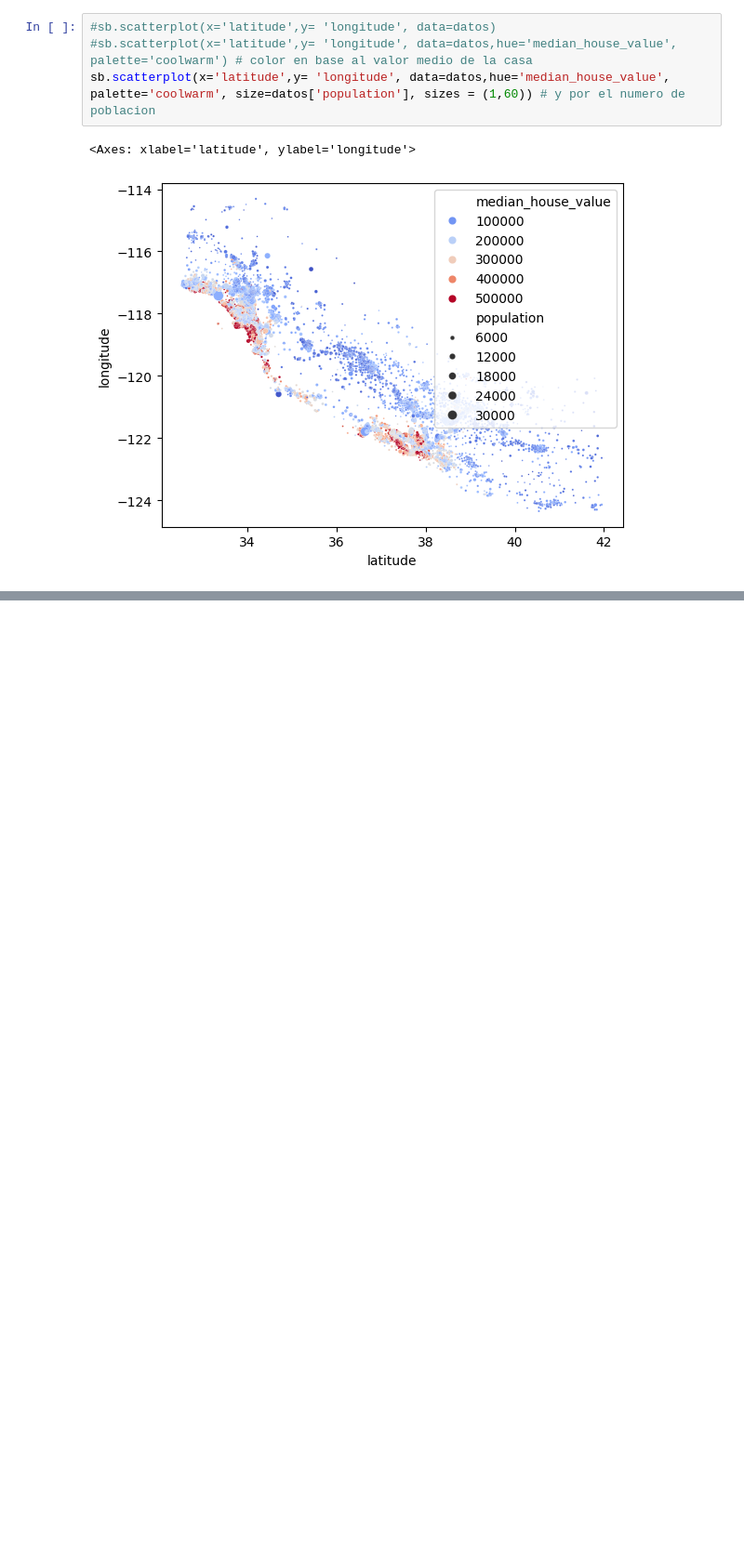
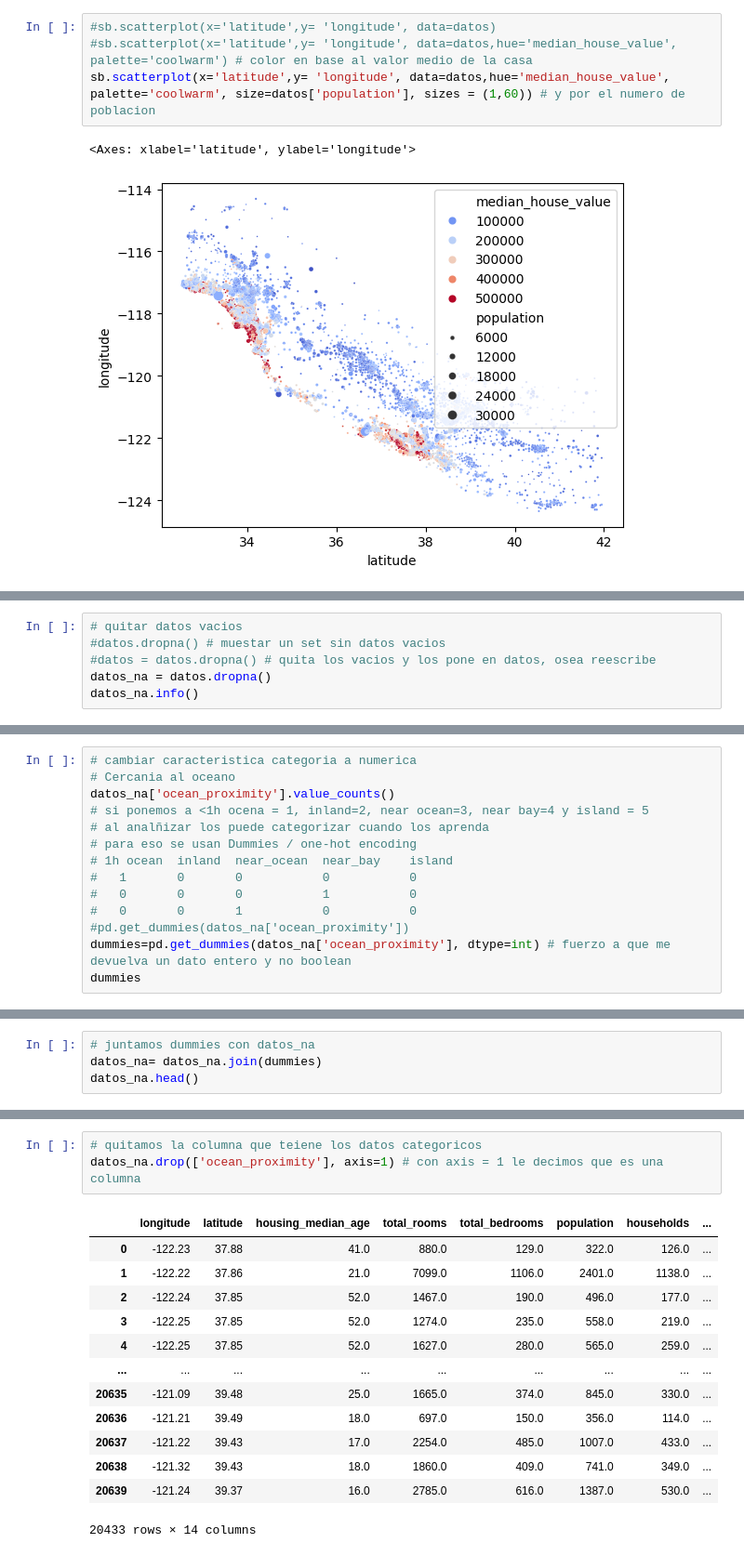
Before and after one commit to HeberthDCM/Curso_IA_RM, a Jupyter notebook: 02_Sets_Analisis/02_01_Set_Analisis.ipynb, the cells around one changed output, grey strips where cells are left out. Shown at 93% size. Drawn from its saved outputs; the diff is of its cells as text; blank space fills up the shorter version.

```diff
--- a/02_Sets_Analisis/02_01_Set_Analisis.ipynb
+++ b/02_Sets_Analisis/02_01_Set_Analisis.ipynb
@@ -81,0 +94,6 @@ sb.scatterplot(x='latitude',y= 'longitude', data=datos,hue='median_house_value',
+# %%
+# quitar datos vacios
+#datos.dropna() # muestar un set sin datos vacios
+#datos = datos.dropna() # quita los vacios y los pone en datos, osea reescribe
+datos_na = datos.dropna()
+datos_na.info()
@@ -81,0 +118,14 @@ sb.scatterplot(x='latitude',y= 'longitude', data=datos,hue='median_house_value',
+# %%
+# cambiar caracteristica categoria a numerica
+# Cercania al oceano
+datos_na['ocean_proximity'].value_counts()
+# si ponemos a <1h ocena = 1, inland=2, near ocean=3, near bay=4 y island = 5
+# al analñizar los puede categorizar cuando los aprenda
+# para eso se usan Dummies / one-hot encoding
+# 1h ocean  inland  near_ocean  near_bay    island
+#   1       0       0           0           0
+#   0       0       0           1           0
+#   0       0       1           0           0
+#pd.get_dummies(datos_na['ocean_proximity'])
+dummies=pd.get_dummies(datos_na['ocean_proximity'], dtype=int) # fuerzo a que me devuelva un dato entero y no boolean
+dummies
@@ -81,0 +146,4 @@ sb.scatterplot(x='latitude',y= 'longitude', data=datos,hue='median_house_value',
+# %%
+# juntamos dummies con datos_na
+datos_na= datos_na.join(dummies)
+datos_na.head()
@@ -81,0 +157,17 @@ sb.scatterplot(x='latitude',y= 'longitude', data=datos,hue='median_house_value',
+# %%
+# quitamos la columna que teiene los datos categoricos
+datos_na.drop(['ocean_proximity'], axis=1) # con axis = 1 le decimos que es una columna
+# %% [output]
+|  | longitude | latitude | housing_median_age | total_rooms | total_bedrooms | population | households | ... |
+| 0 | -122.23 | 37.88 | 41.0 | 880.0 | 129.0 | 322.0 | 126.0 | ... |
+| 1 | -122.22 | 37.86 | 21.0 | 7099.0 | 1106.0 | 2401.0 | 1138.0 | ... |
+| 2 | -122.24 | 37.85 | 52.0 | 1467.0 | 190.0 | 496.0 | 177.0 | ... |
+| 3 | -122.25 | 37.85 | 52.0 | 1274.0 | 235.0 | 558.0 | 219.0 | ... |
+| 4 | -122.25 | 37.85 | 52.0 | 1627.0 | 280.0 | 565.0 | 259.0 | ... |
+| ... | ... | ... | ... | ... | ... | ... | ... | ... |
+| 20635 | -121.09 | 39.48 | 25.0 | 1665.0 | 374.0 | 845.0 | 330.0 | ... |
+| 20636 | -121.21 | 39.49 | 18.0 | 697.0 | 150.0 | 356.0 | 114.0 | ... |
+| 20637 | -121.22 | 39.43 | 17.0 | 2254.0 | 485.0 | 1007.0 | 433.0 | ... |
+| 20638 | -121.32 | 39.43 | 18.0 | 1860.0 | 409.0 | 741.0 | 349.0 | ... |
+| 20639 | -121.24 | 39.37 | 16.0 | 2785.0 | 616.0 | 1387.0 | 530.0 | ... |
+20433 rows × 14 columns
```
Also changed, not shown: parts of 6 cells of this notebook.
